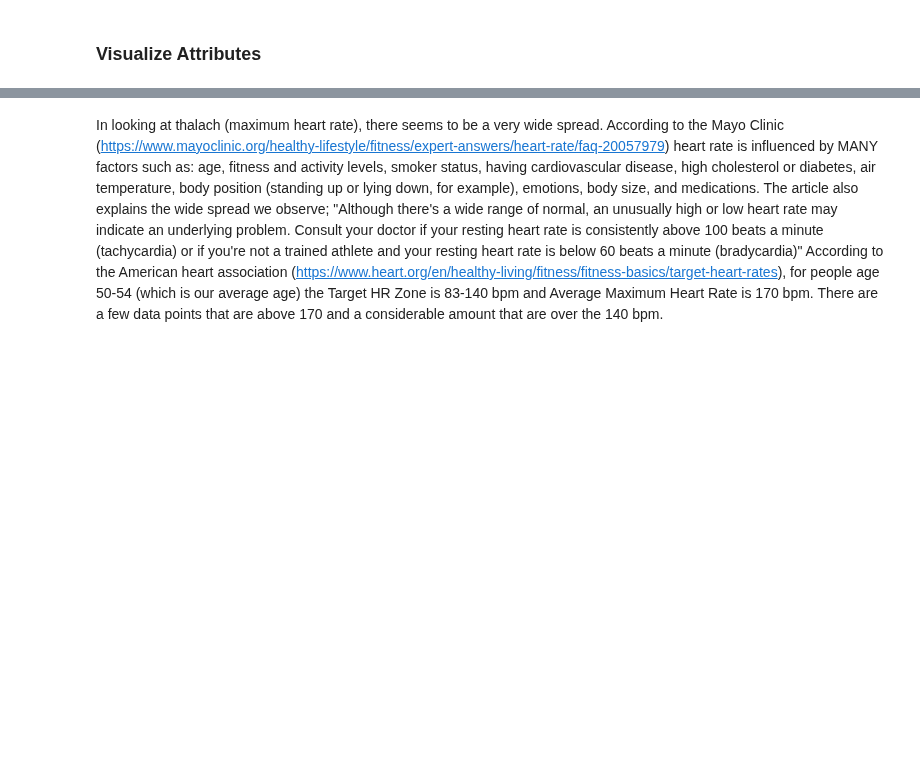
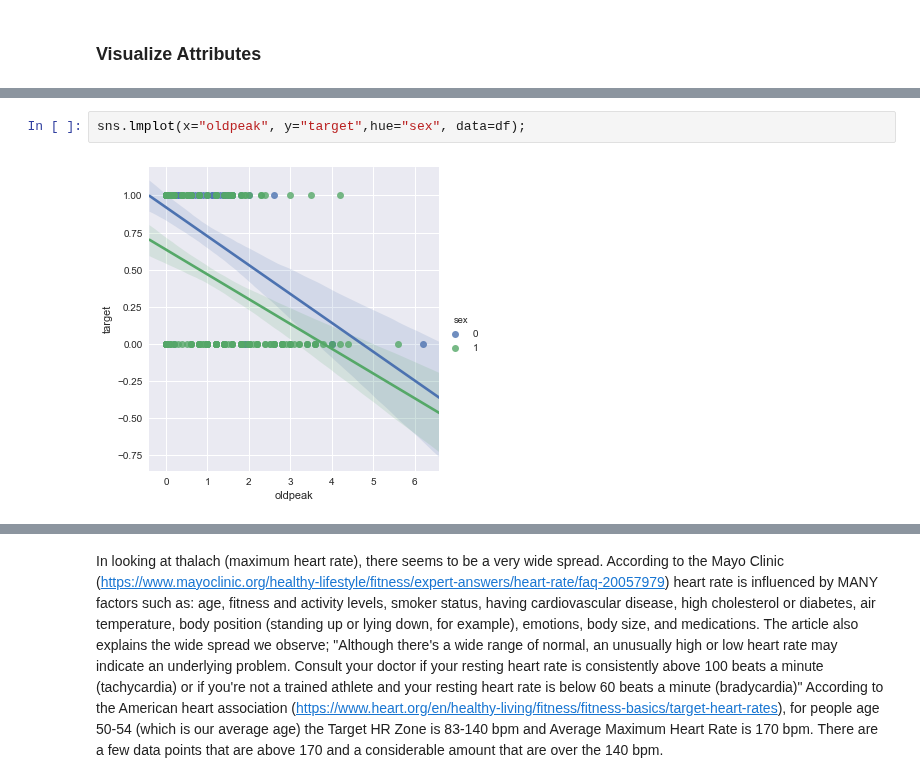
Before and after one commit to realdanielbyrne/Data_Mining_Labs, a Jupyter notebook: Lab1.ipynb, the cells around one changed output, grey strips where cells are left out. Drawn from its saved outputs; the diff is of its cells as text; blank space fills up the shorter version.

```diff
--- a/Lab1.ipynb
+++ b/Lab1.ipynb
@@ -344,0 +320,4 @@ plotdist(df)
+# %%
+sns.lmplot(x="oldpeak", y="target",hue="sex", data=df);
+# %% [output]
+[figure, added]
```
Also changed, not shown: parts of 12 cells of this notebook.
